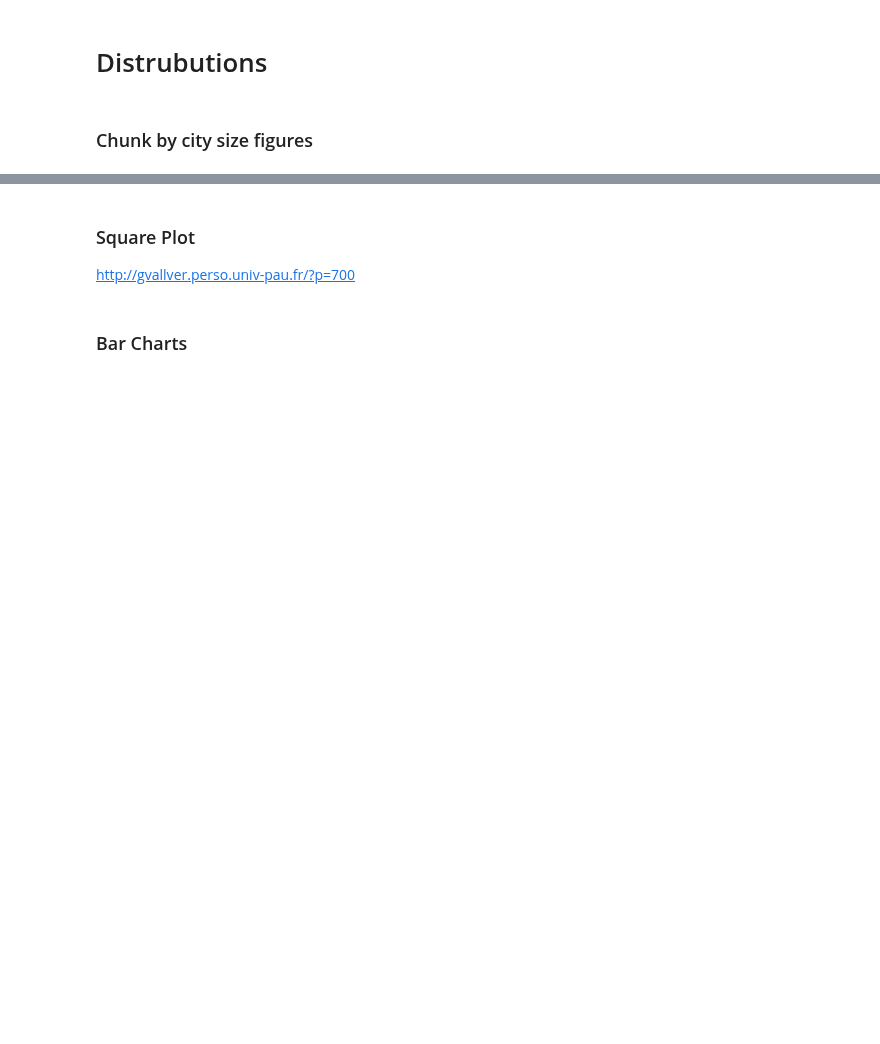
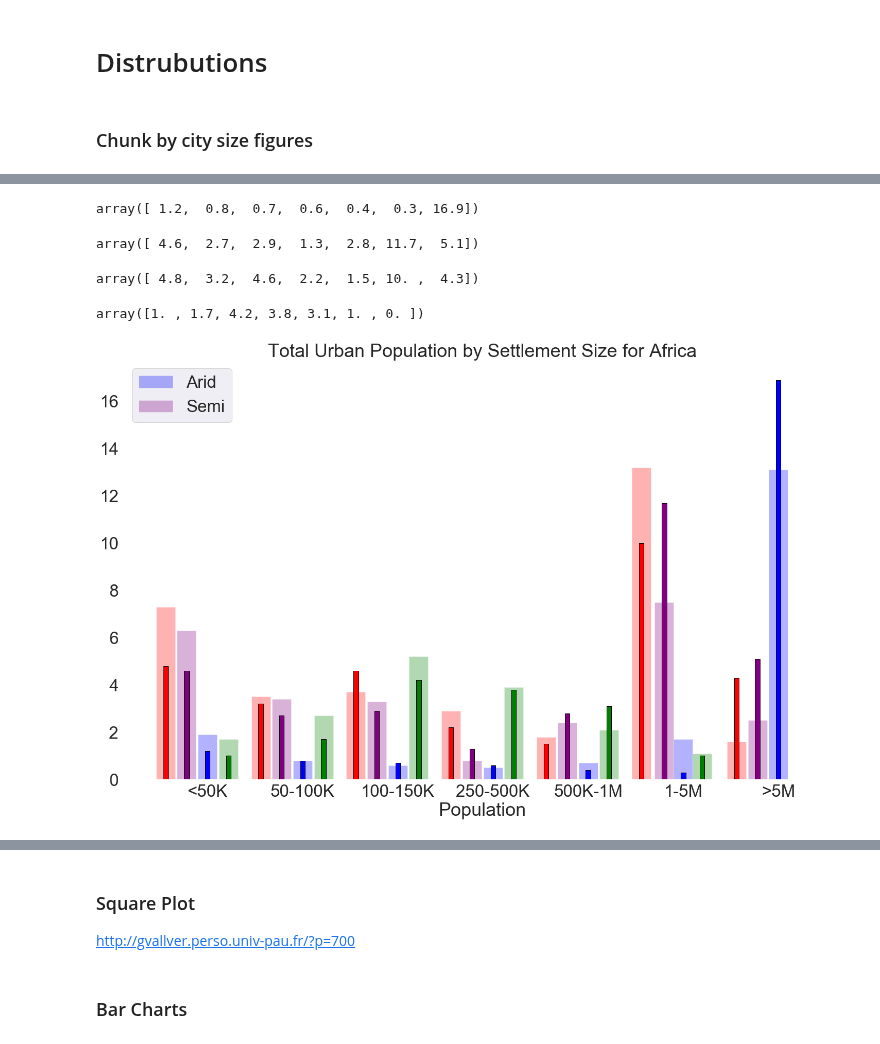
Before and after one commit to cascadet/AfricaUrbanPop, a Jupyter notebook: notebooks/jupyter/Descriptives.ipynb, the cells around one changed output, grey strips where cells are left out. Cells and saved outputs as stored; diff of their text form; code cells hidden in the pictures; blank space fills up the shorter version.

```diff
--- a/notebooks/jupyter/Descriptives.ipynb
+++ b/notebooks/jupyter/Descriptives.ipynb
@@ -332,0 +589,80 @@ print(len((WPE2016_Nigeria)))
+# %%
+arid_2015 = [GHS2015_arid_50k, GHS2015_arid_100k, GHS2015_arid_250k, GHS2015_arid_500k, GHS2015_arid_1m,
+            GHS2015_arid_5m, GHS2015_arid_5mplus]
+
+arid_2015_pct = np.round(arid_2015 / GHS2015.PopTot.sum() * 100, 1)
+arid_2015_pct
+# %% [output]
+array([ 1.2,  0.8,  0.7,  0.6,  0.4,  0.3, 16.9])
+# %%
+semi_2015 = [GHS2015_semi_50k, GHS2015_semi_100k, GHS2015_semi_250k, GHS2015_semi_500k, GHS2015_semi_1m,
+            GHS2015_semi_5m, GHS2015_semi_5mplus]
+
+semi_2015_pct = np.round(semi_2015 / GHS2015.PopTot.sum() * 100, 1)
+semi_2015_pct
+# %% [output]
+array([ 4.6,  2.7,  2.9,  1.3,  2.8, 11.7,  5.1])
+# %%
+sub_2015 = [GHS2015_sub_50k, GHS2015_sub_100k, GHS2015_sub_250k, GHS2015_sub_500k, GHS2015_sub_1m,
+            GHS2015_sub_5m, GHS2015_sub_5mplus]
+
+sub_2015_pct = np.round(sub_2015 / GHS2015.PopTot.sum() * 100, 1)
+sub_2015_pct
+# %% [output]
+array([ 4.8,  3.2,  4.6,  2.2,  1.5, 10. ,  4.3])
+# %%
+humid_2015 = [GHS2015_humid_50k, GHS2015_humid_100k, GHS2015_humid_250k, GHS2015_humid_500k, GHS2015_humid_1m,
+            GHS2015_humid_5m, GHS2015_humid_5mplus]
+
+humid_2015_pct = np.round(humid_2015 / GHS2015.PopTot.sum() * 100, 1)
+humid_2015_pct
+# %% [output]
+array([1. , 1.7, 4.2, 3.8, 3.1, 1. , 0. ])
+# %%
+# Make some plots
+
+# make plot
+sns.set(font_scale=3)
+x = [0,1,2,3,4,5,6]
+y = [0-.22,1-.22,2-.22,3-.22,4-.22,5-.2,6-.22]
+z = [0-.44,1-.44,2-.44,3-.44,4-.44,5-.44,6-.44]
+a = [0+.22,1+.22,2+.22,3+.22,4+.22,5+.2,6+.22]
+
+# Ticks
+ticks_bar = ['<50K', '50-100K', '100-150K','250-500K', '500K-1M', '1-5M' , '>5M']
+
+
+fig, ax = plt.subplots(nrows=1, ncols=1)
+
+#2000
+plt.bar(x, arid_2000_pct, width=0.2, align='center', alpha  = 0.3, color = 'Blue')
+plt.bar(y, semi_2000_pct, width=0.2, align='center', alpha  = 0.3, color = 'Purple')
+plt.bar(z, sub_2000_pct, width=0.2, align='center', alpha  = 0.3, color = 'Red')
+plt.bar(a, humid_2000_pct, width=0.2, align='center', alpha = 0.3, color = 'Green')
+
+#2000
+plt.bar(x, arid_2015_pct, width=0.05, align='center', alpha  = 1, color = 'Blue', edgecolor = 'Black')
+plt.bar(y, semi_2015_pct, width=0.05, align='center', alpha  = 1, color = 'Purple', edgecolor = 'Black')
+plt.bar(z, sub_2015_pct, width=0.05, align='center', alpha  = 1, color = 'Red', edgecolor = 'Black')
+plt.bar(a, humid_2015_pct, width=0.05, align='center', alpha = 1, color = 'Green', edgecolor = 'Black')
+
+# bar_leg = ['WorldPop 2000 Arid', 'WorldPop 2000 Semi-arid', 'WorldPop 2000 Sub-humid', 'WorldPop 2000 Humid',
+#           'WorldPop 2015 Arid', 'WorldPop 2015 Semi-arid', 'WorldPop 2015 Sub-humid', 'WorldPop 2015 Humid']
+
+bar_leg = ['Arid', 'Semi']
+
+plt.legend(bar_leg,loc=2)
+
+
+plt.xticks(range(len(ticks_bar)), ticks_bar)
+
+fig = matplotlib.pyplot.gcf()
+fig.set_size_inches(25, 15)
+#plt.gca().set_yscale('log')
+plt.xlabel('Population')
+plt.ylabel('')
+plt.title('Total Urban Population by Settlement Size for Africa')
+ax.set_facecolor('White')
+# fig.savefig('/Users/cascade/Desktop/'+'PopAll_bar.png', dpi=700, transparent=False)
+# %% [output]
+[figure, added]
```
Also changed, not shown: parts of 42 cells of this notebook.
